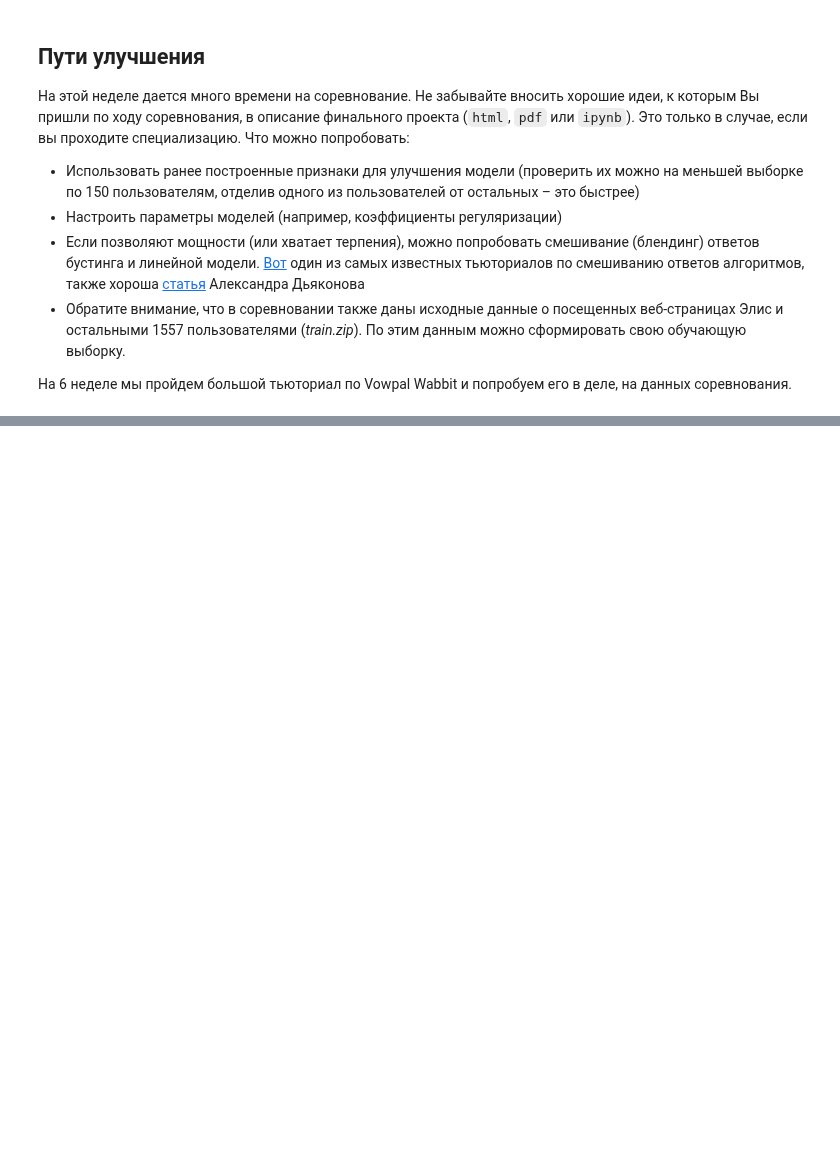
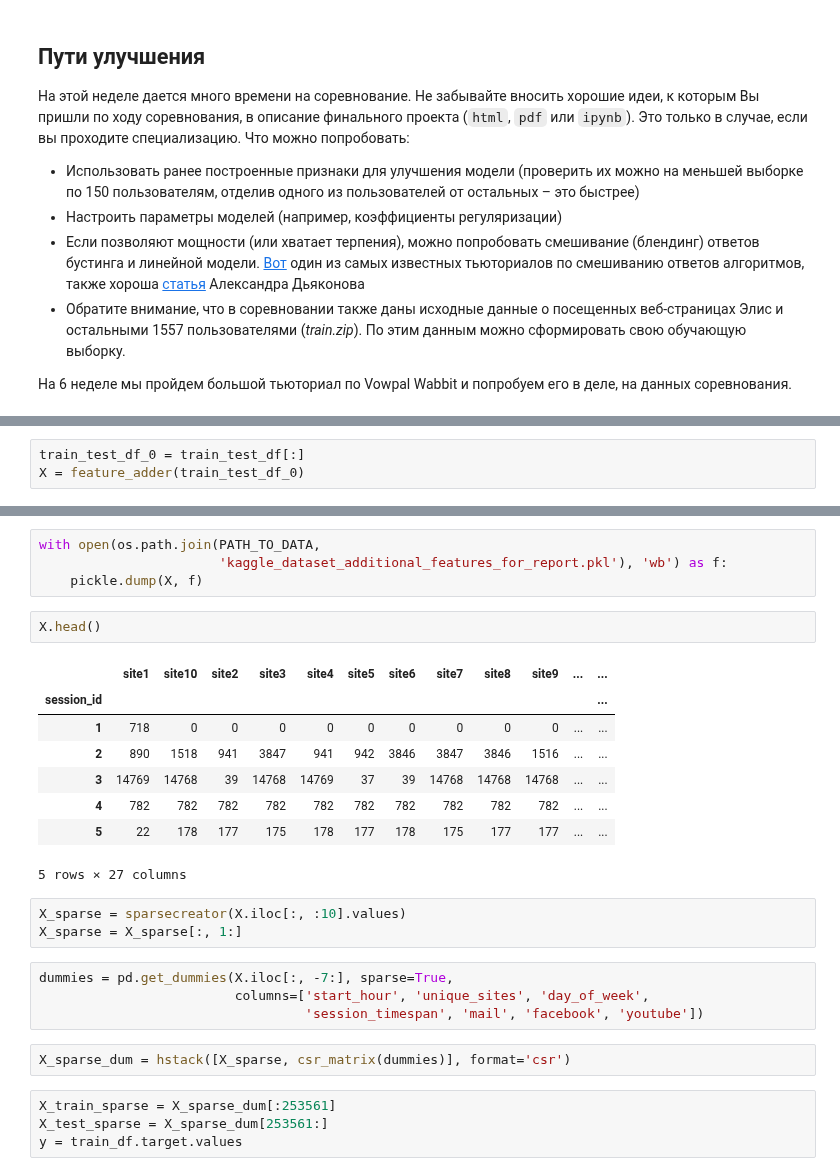
Before and after one commit to dmitrymoshkin/MFTI_Yandex_DA_specialisation, a Jupyter notebook: 6 course/week5_sgd_kaggle.ipynb, the cells around one changed output, grey strips where cells are left out. Cells and saved outputs as stored; diff of their text form; blank space fills up the shorter version.

Commit message:
report_dev

```diff
--- a/6 course/week5_sgd_kaggle.ipynb
+++ b/6 course/week5_sgd_kaggle.ipynb
@@ -368,0 +433,3 @@ write_to_submission_file(logit_test_pred_proba[:, 1], r'C:\Users\Дмитрий
+# %%
+train_test_df_0 = train_test_df[:]
+X = feature_adder(train_test_df_0)
@@ -368,0 +438,28 @@ write_to_submission_file(logit_test_pred_proba[:, 1], r'C:\Users\Дмитрий
+# %%
+with open(os.path.join(PATH_TO_DATA,
+                       'kaggle_dataset_additional_features_for_report.pkl'), 'wb') as f:
+    pickle.dump(X, f)
+# %%
+X.head()
+# %% [output]
+|  | site1 | site10 | site2 | site3 | site4 | site5 | site6 | site7 | site8 | site9 | ... | ... |
+| session_id |  |  |  |  |  |  |  |  |  |  |  | ... |
+| 1 | 718 | 0 | 0 | 0 | 0 | 0 | 0 | 0 | 0 | 0 | ... | ... |
+| 2 | 890 | 1518 | 941 | 3847 | 941 | 942 | 3846 | 3847 | 3846 | 1516 | ... | ... |
+| 3 | 14769 | 14768 | 39 | 14768 | 14769 | 37 | 39 | 14768 | 14768 | 14768 | ... | ... |
+| 4 | 782 | 782 | 782 | 782 | 782 | 782 | 782 | 782 | 782 | 782 | ... | ... |
+| 5 | 22 | 178 | 177 | 175 | 178 | 177 | 178 | 175 | 177 | 177 | ... | ... |
+5 rows × 27 columns
+# %%
+X_sparse = sparsecreator(X.iloc[:, :10].values)
+X_sparse = X_sparse[:, 1:]
+# %%
+dummies = pd.get_dummies(X.iloc[:, -7:], sparse=True,
+                         columns=['start_hour', 'unique_sites', 'day_of_week',
+                                  'session_timespan', 'mail', 'facebook', 'youtube'])
+# %%
+X_sparse_dum = hstack([X_sparse, csr_matrix(dummies)], format='csr')
+# %%
+X_train_sparse = X_sparse_dum[:253561]
+X_test_sparse = X_sparse_dum[253561:]
+y = train_df.target.values
```
Also changed, not shown: parts of 10 cells of this notebook, 13 other files.
